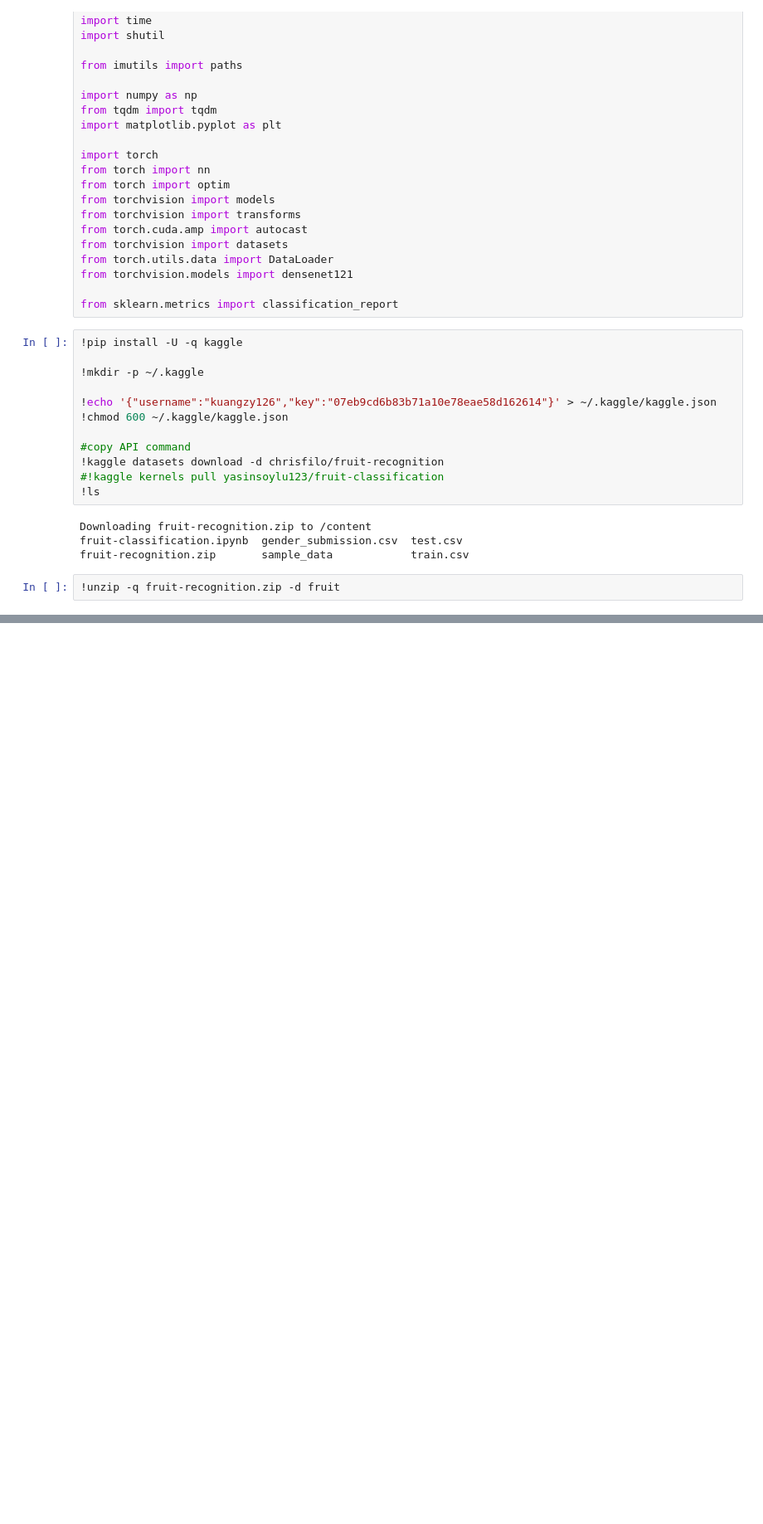
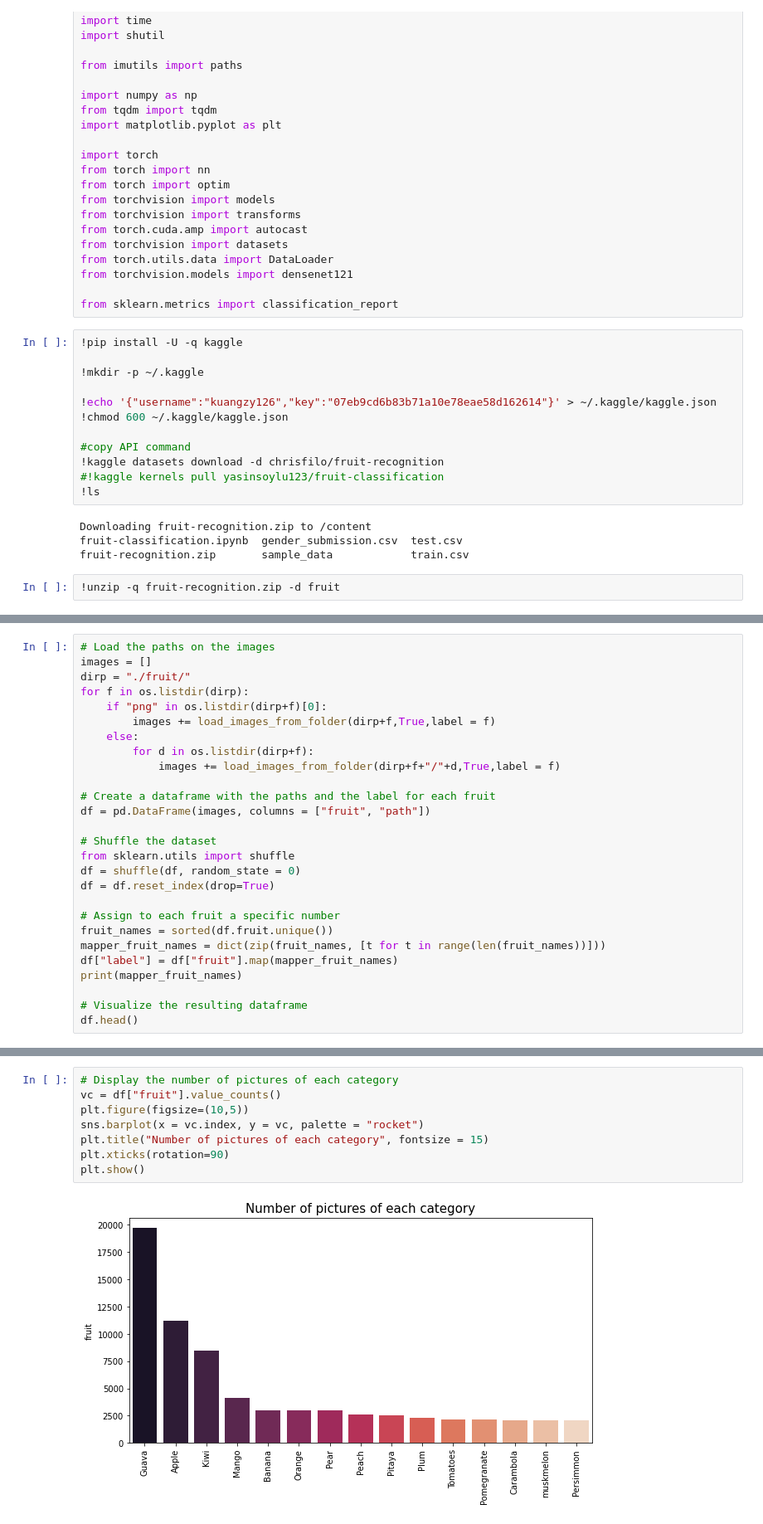
Before and after one commit to kuangzy2011/datasets, a Jupyter notebook: fruit.ipynb, the cells around one changed output, grey strips where cells are left out. Shown at 83% size. Saved outputs shown, nothing was run; the diff lists cells and outputs as text; blank space fills up the shorter version.

```diff
--- a/fruit.ipynb
+++ b/fruit.ipynb
@@ -46,0 +96,27 @@ fruit-recognition.zip       sample_data            train.csv
+# %%
+# Load the paths on the images
+images = []
+dirp = "./fruit/"
+for f in os.listdir(dirp):
+    if "png" in os.listdir(dirp+f)[0]:
+        images += load_images_from_folder(dirp+f,True,label = f)
+    else:
+        for d in os.listdir(dirp+f):
+            images += load_images_from_folder(dirp+f+"/"+d,True,label = f)
+
+# Create a dataframe with the paths and the label for each fruit
+df = pd.DataFrame(images, columns = ["fruit", "path"])
+
+# Shuffle the dataset
+from sklearn.utils import shuffle
+df = shuffle(df, random_state = 0)
+df = df.reset_index(drop=True)
+
+# Assign to each fruit a specific number
+fruit_names = sorted(df.fruit.unique())
+mapper_fruit_names = dict(zip(fruit_names, [t for t in range(len(fruit_names))]))
+df["label"] = df["fruit"].map(mapper_fruit_names)
+print(mapper_fruit_names)
+
+# Visualize the resulting dataframe
+df.head()
@@ -46,0 +131,10 @@ fruit-recognition.zip       sample_data            train.csv
+# %%
+# Display the number of pictures of each category
+vc = df["fruit"].value_counts()
+plt.figure(figsize=(10,5))
+sns.barplot(x = vc.index, y = vc, palette = "rocket")
+plt.title("Number of pictures of each category", fontsize = 15)
+plt.xticks(rotation=90)
+plt.show()
+# %% [output]
+[figure, added]
```
Also changed, not shown: parts of 25 cells of this notebook.
